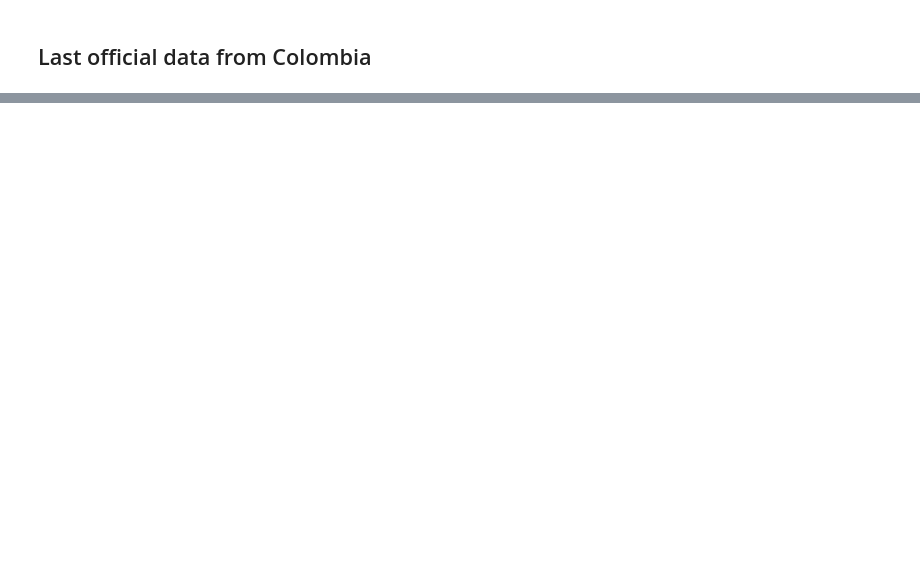
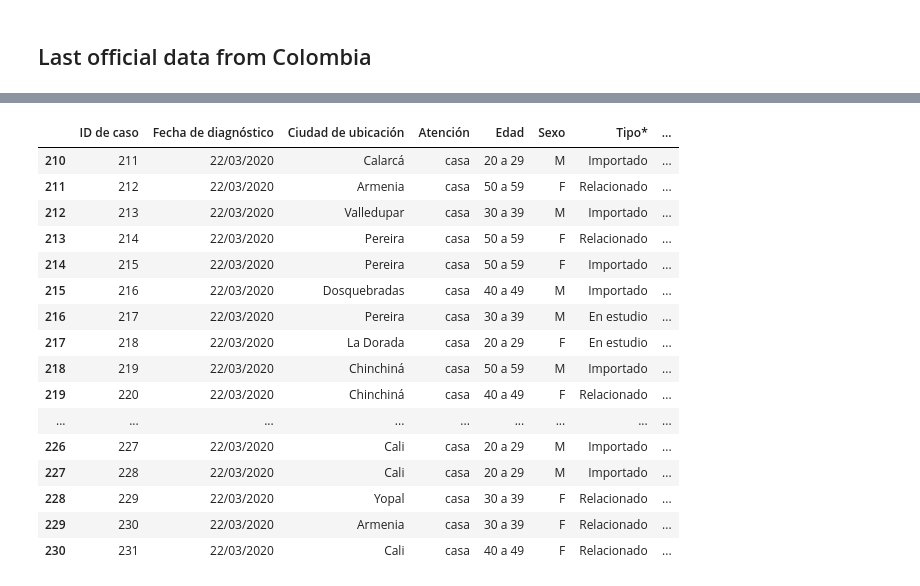
Before and after one commit to restrepo/COVID-19, a Jupyter notebook: covid.ipynb, the cells around one changed output, grey strips where cells are left out. Cells and saved outputs as stored; diff of their text form; code cells hidden in the pictures; blank space fills up the shorter version.

```diff
--- a/covid.ipynb
+++ b/covid.ipynb
@@ -496,2 +519,20 @@ coco['Fecha']=pd.to_datetime(coco['Fecha de diagnóstico'],format="%d/%m/%Y")
 # %%
-coco[coco['Fecha de diagnóstico'].str.contains('21/03')]
+coco[coco['Fecha de diagnóstico']==coco['Fecha de diagnóstico'].tolist()[-1]]
+# %% [output]
+|  | ID de caso | Fecha de diagnóstico | Ciudad de ubicación | Atención | Edad | Sexo | Tipo* | ... |
+| 210 | 211 | 22/03/2020 | Calarcá | casa | 20 a 29 | M | Importado | ... |
+| 211 | 212 | 22/03/2020 | Armenia | casa | 50 a 59 | F | Relacionado | ... |
+| 212 | 213 | 22/03/2020 | Valledupar | casa | 30 a 39 | M | Importado | ... |
+| 213 | 214 | 22/03/2020 | Pereira | casa | 50 a 59 | F | Relacionado | ... |
+| 214 | 215 | 22/03/2020 | Pereira | casa | 50 a 59 | F | Importado | ... |
+| 215 | 216 | 22/03/2020 | Dosquebradas | casa | 40 a 49 | M | Importado | ... |
+| 216 | 217 | 22/03/2020 | Pereira | casa | 30 a 39 | M | En estudio | ... |
+| 217 | 218 | 22/03/2020 | La Dorada | casa | 20 a 29 | F | En estudio | ... |
+| 218 | 219 | 22/03/2020 | Chinchiná | casa | 50 a 59 | M | Importado | ... |
+| 219 | 220 | 22/03/2020 | Chinchiná | casa | 40 a 49 | F | Relacionado | ... |
+| ... | ... | ... | ... | ... | ... | ... | ... | ... |
+| 226 | 227 | 22/03/2020 | Cali | casa | 20 a 29 | M | Importado | ... |
+| 227 | 228 | 22/03/2020 | Cali | casa | 20 a 29 | M | Importado | ... |
+| 228 | 229 | 22/03/2020 | Yopal | casa | 30 a 39 | F | Relacionado | ... |
+| 229 | 230 | 22/03/2020 | Armenia | casa | 30 a 39 | F | Relacionado | ... |
+| 230 | 231 | 22/03/2020 | Cali | casa | 40 a 49 | F | Relacionado | ... |
```
Also changed, not shown: parts of 17 cells of this notebook.
